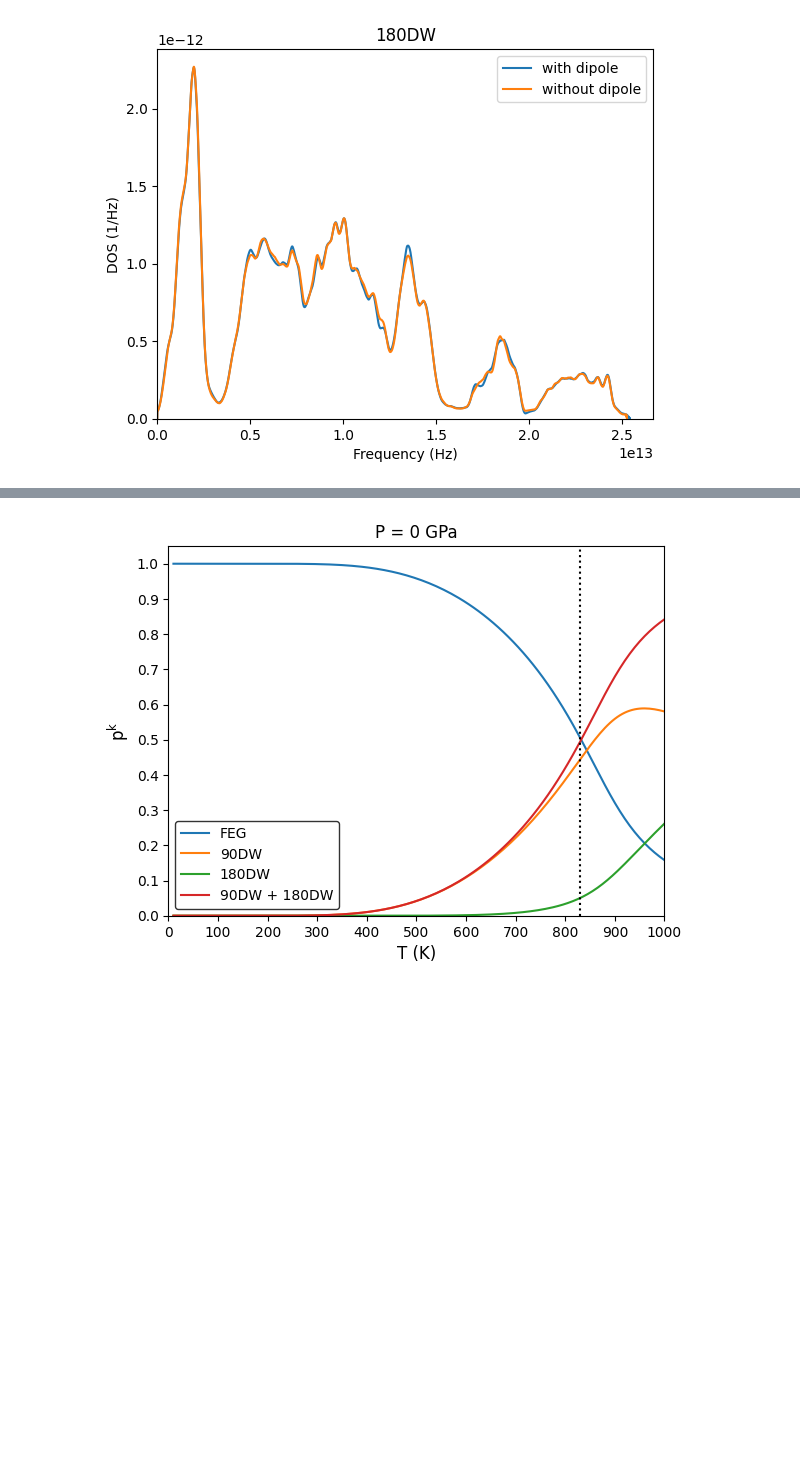
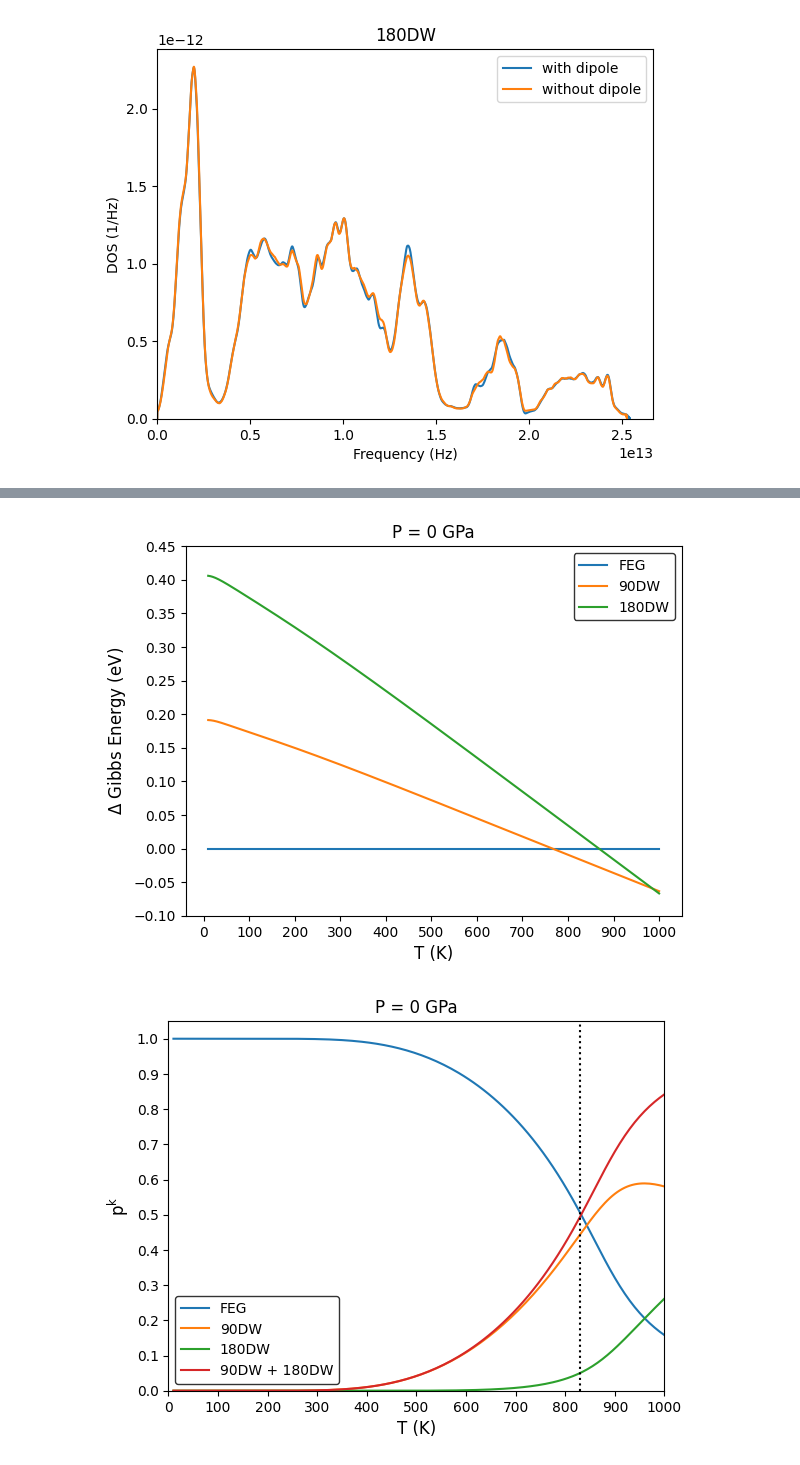
Before and after one commit to nhew1994/PyZentropy, a Jupyter notebook: plot_phonon_dos.ipynb, the cells around one changed output, grey strips where cells are left out. Cells and saved outputs as stored; diff of their text form; code cells hidden in the pictures; blank space fills up the shorter version.

```diff
--- a/plot_phonon_dos.ipynb
+++ b/plot_phonon_dos.ipynb
@@ -103,3 +103,28 @@ plt.show()
+# %%
+# Plot delta Gibbs energy for P = 0
+FEG = np.loadtxt('property_eachev_FEG')
+ninety = np.loadtxt('property_eachev_90DW')
+eighty = np.loadtxt('property_eachev_180DW')
+
+#Make a numpy array with FEG[:,10] in the first column, ninety[:,10] in the second column, and eighty[:,10] in the third column
+Gibbs = np.column_stack((FEG[:,10]-FEG[:,10], ninety[:,10]-FEG[:,10], eighty[:,10]-FEG[:,10]))
+temp = FEG[:,0]
+plt.plot(temp, Gibbs[:,0], label='FEG')
+plt.plot(temp, Gibbs[:,1], label='90DW')
+plt.plot(temp, Gibbs[:,2], label='180DW')
+plt.legend(edgecolor='black')
+plt.xlabel('T (K)', fontsize=12)
+plt.ylabel(r'$\Delta$ Gibbs Energy (eV)', fontsize=12)
+
+ticks = np.arange(0, 1100, 100)
+plt.xticks(ticks)
+ticks = np.arange(-0.1,0.5,0.05)
+plt.yticks(ticks)
+plt.title('P = 0 GPa')
+# Save a high resolution image
+plt.savefig('delta_G_vs_T.png', dpi=300)
+# %% [output]
+[figure, added]
 # %%
 # Plot zentropy properties
 # [Tdir, v0, f0, s0, cv0, bb0*changeunit, sconf0, cvconf0, bconf0*changeunit, te0, cp0, cpconf0, frac]
```
Also changed, not shown: parts of 2 cells of this notebook, 21 other files.
